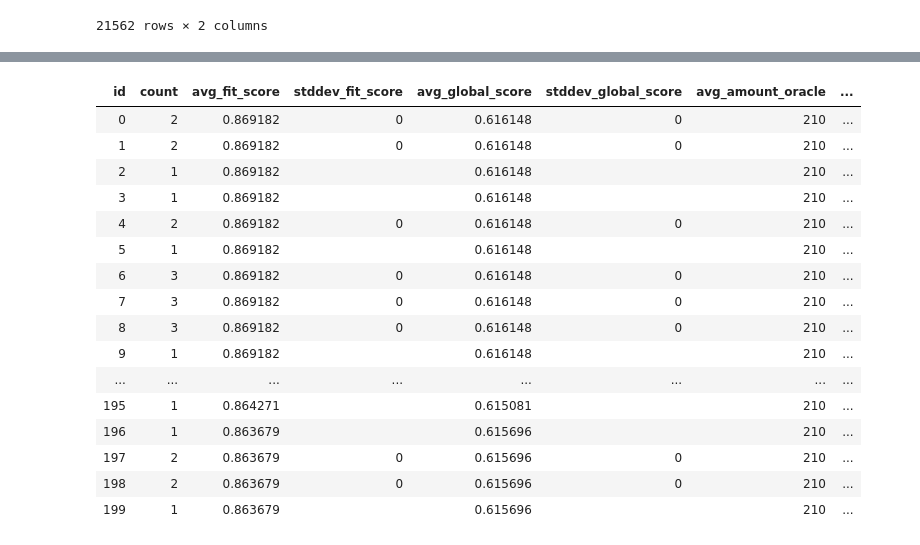
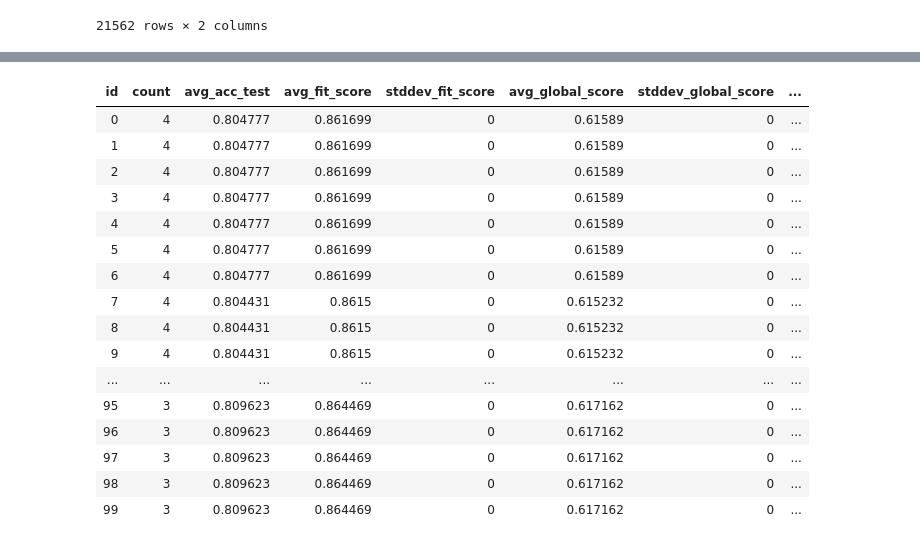
Before and after one commit to jgonsior/DS20-WeakAL, a Jupyter notebook: display_random_search_results_dwtc.ipynb, the cells around one changed output, grey strips where cells are left out. Saved outputs shown, nothing was run; the diff lists cells and outputs as text; code cells hidden in the pictures.

```diff
--- a/display_random_search_results_dwtc.ipynb
+++ b/display_random_search_results_dwtc.ipynb
@@ -581,6 +570,7 @@ results = (
     ExperimentResult.select(
         peewee.fn.COUNT(ExperimentResult.id_field).alias("count"),
         ExperimentResult.param_list_id,
+        peewee.fn.AVG(ExperimentResult.acc_test).alias("avg_acc_test"),
         peewee.fn.AVG(ExperimentResult.fit_score).alias("avg_fit_score"),
         peewee.fn.STDDEV(ExperimentResult.fit_score).alias("stddev_fit_score"),
         peewee.fn.AVG(ExperimentResult.global_score_no_weak_acc).alias(
@@ -609,10 +599,10 @@ results = (
     )
     .group_by(ExperimentResult.param_list_id)
     .order_by(
-        # peewee.fn.COUNT(ExperimentResult.id_field).desc(),
+        peewee.fn.COUNT(ExperimentResult.id_field).desc(),
         peewee.fn.AVG(ExperimentResult.acc_test).desc(),
     )
-    .limit(200)
+    .limit(100)
 )
 
 table = []
@@ -629,47 +619,47 @@ for result in results:
     one_param_list_id_result = (
         ExperimentResult.select(
             ExperimentResult.classifier,
             ExperimentResult.test_fraction,
             ExperimentResult.sampling,
             ExperimentResult.cluster,
             ExperimentResult.nr_queries_per_iteration,
             ExperimentResult.with_uncertainty_recommendation,
             ExperimentResult.with_cluster_recommendation,
             ExperimentResult.uncertainty_recommendation_certainty_threshold,
             ExperimentResult.uncertainty_recommendation_ratio,
             ExperimentResult.cluster_recommendation_minimum_cluster_unity_size,
             ExperimentResult.cluster_recommendation_ratio_labeled_unlabeled,
             ExperimentResult.allow_recommendations_after_stop,
             ExperimentResult.stopping_criteria_uncertainty,
             ExperimentResult.stopping_criteria_acc,
             ExperimentResult.stopping_criteria_std,
             ExperimentResult.experiment_run_date,
         )
         .where(ExperimentResult.param_list_id == data["param_list_id"])
         .limit(1)
     )[0]
 
     data = {**data, **vars(one_param_list_id_result)["__data__"]}
 
     table.append(data)
     id += 1
 
 display(HTML(tabulate(table, headers="keys", tablefmt="html")))
 # %% [output]
-| id | count | avg_fit_score | stddev_fit_score | avg_global_score | stddev_global_score | avg_amount_oracle | ... |
-| 0 | 2 | 0.869182 | 0 | 0.616148 | 0 | 210 | ... |
-| 1 | 2 | 0.869182 | 0 | 0.616148 | 0 | 210 | ... |
-| 2 | 1 | 0.869182 |  | 0.616148 |  | 210 | ... |
-| 3 | 1 | 0.869182 |  | 0.616148 |  | 210 | ... |
-| 4 | 2 | 0.869182 | 0 | 0.616148 | 0 | 210 | ... |
-| 5 | 1 | 0.869182 |  | 0.616148 |  | 210 | ... |
-| 6 | 3 | 0.869182 | 0 | 0.616148 | 0 | 210 | ... |
-| 7 | 3 | 0.869182 | 0 | 0.616148 | 0 | 210 | ... |
-| 8 | 3 | 0.869182 | 0 | 0.616148 | 0 | 210 | ... |
-| 9 | 1 | 0.869182 |  | 0.616148 |  | 210 | ... |
+| id | count | avg_acc_test | avg_fit_score | stddev_fit_score | avg_global_score | stddev_global_score | ... |
+| 0 | 4 | 0.804777 | 0.861699 | 0 | 0.61589 | 0 | ... |
+| 1 | 4 | 0.804777 | 0.861699 | 0 | 0.61589 | 0 | ... |
+| 2 | 4 | 0.804777 | 0.861699 | 0 | 0.61589 | 0 | ... |
+| 3 | 4 | 0.804777 | 0.861699 | 0 | 0.61589 | 0 | ... |
+| 4 | 4 | 0.804777 | 0.861699 | 0 | 0.61589 | 0 | ... |
+| 5 | 4 | 0.804777 | 0.861699 | 0 | 0.61589 | 0 | ... |
+| 6 | 4 | 0.804777 | 0.861699 | 0 | 0.61589 | 0 | ... |
+| 7 | 4 | 0.804431 | 0.8615 | 0 | 0.615232 | 0 | ... |
+| 8 | 4 | 0.804431 | 0.8615 | 0 | 0.615232 | 0 | ... |
+| 9 | 4 | 0.804431 | 0.8615 | 0 | 0.615232 | 0 | ... |
 | ... | ... | ... | ... | ... | ... | ... | ... |
-| 195 | 1 | 0.864271 |  | 0.615081 |  | 210 | ... |
-| 196 | 1 | 0.863679 |  | 0.615696 |  | 210 | ... |
-| 197 | 2 | 0.863679 | 0 | 0.615696 | 0 | 210 | ... |
-| 198 | 2 | 0.863679 | 0 | 0.615696 | 0 | 210 | ... |
-| 199 | 1 | 0.863679 |  | 0.615696 |  | 210 | ... |
+| 95 | 3 | 0.809623 | 0.864469 | 0 | 0.617162 | 0 | ... |
+| 96 | 3 | 0.809623 | 0.864469 | 0 | 0.617162 | 0 | ... |
+| 97 | 3 | 0.809623 | 0.864469 | 0 | 0.617162 | 0 | ... |
+| 98 | 3 | 0.809623 | 0.864469 | 0 | 0.617162 | 0 | ... |
+| 99 | 3 | 0.809623 | 0.864469 | 0 | 0.617162 | 0 | ... |
```
Also changed, not shown: parts of 1 cell of this notebook, 2 other files.
